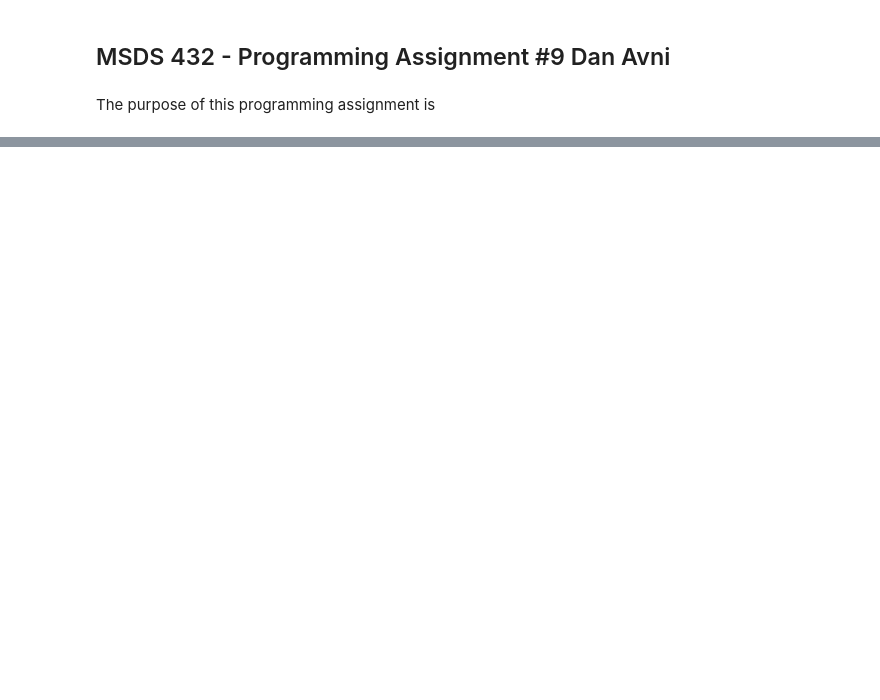
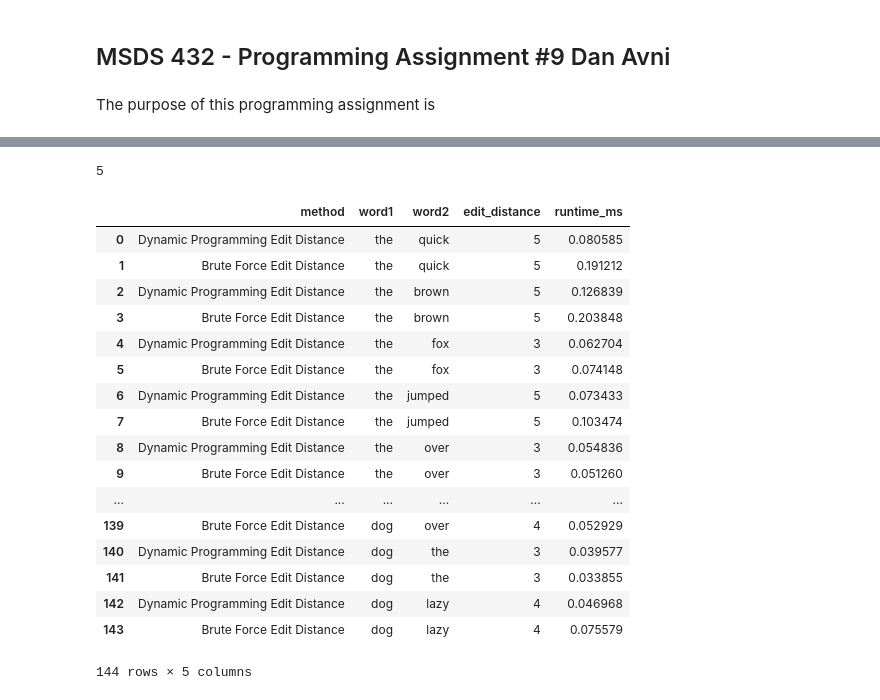
Before and after one commit to dannyavni/MSDS_432, a Jupyter notebook: DanAvni_mp9.ipynb, the cells around one changed output, grey strips where cells are left out. Drawn from its saved outputs; the diff is of its cells as text; code cells hidden in the pictures; blank space fills up the shorter version.

```diff
--- a/DanAvni_mp9.ipynb
+++ b/DanAvni_mp9.ipynb
@@ -48,0 +75,5 @@ min_edit_distance("mika", "danny")
+# %%
+#unit test for brute force
+min_edit_distance_brute("mika", "danny", 4, 5)
+# %% [output]
+5
@@ -48,0 +103,21 @@ min_edit_distance("mika", "danny")
+# %%
+test_results
+# %% [output]
+|  | method | word1 | word2 | edit_distance | runtime_ms |
+| 0 | Dynamic Programming Edit Distance | the | quick | 5 | 0.080585 |
+| 1 | Brute Force Edit Distance | the | quick | 5 | 0.191212 |
+| 2 | Dynamic Programming Edit Distance | the | brown | 5 | 0.126839 |
+| 3 | Brute Force Edit Distance | the | brown | 5 | 0.203848 |
+| 4 | Dynamic Programming Edit Distance | the | fox | 3 | 0.062704 |
+| 5 | Brute Force Edit Distance | the | fox | 3 | 0.074148 |
+| 6 | Dynamic Programming Edit Distance | the | jumped | 5 | 0.073433 |
+| 7 | Brute Force Edit Distance | the | jumped | 5 | 0.103474 |
+| 8 | Dynamic Programming Edit Distance | the | over | 3 | 0.054836 |
+| 9 | Brute Force Edit Distance | the | over | 3 | 0.051260 |
+| ... | ... | ... | ... | ... | ... |
+| 139 | Brute Force Edit Distance | dog | over | 4 | 0.052929 |
+| 140 | Dynamic Programming Edit Distance | dog | the | 3 | 0.039577 |
+| 141 | Brute Force Edit Distance | dog | the | 3 | 0.033855 |
+| 142 | Dynamic Programming Edit Distance | dog | lazy | 4 | 0.046968 |
+| 143 | Brute Force Edit Distance | dog | lazy | 4 | 0.075579 |
+144 rows × 5 columns
```
Also changed, not shown: parts of 15 cells of this notebook, 1 other file.
